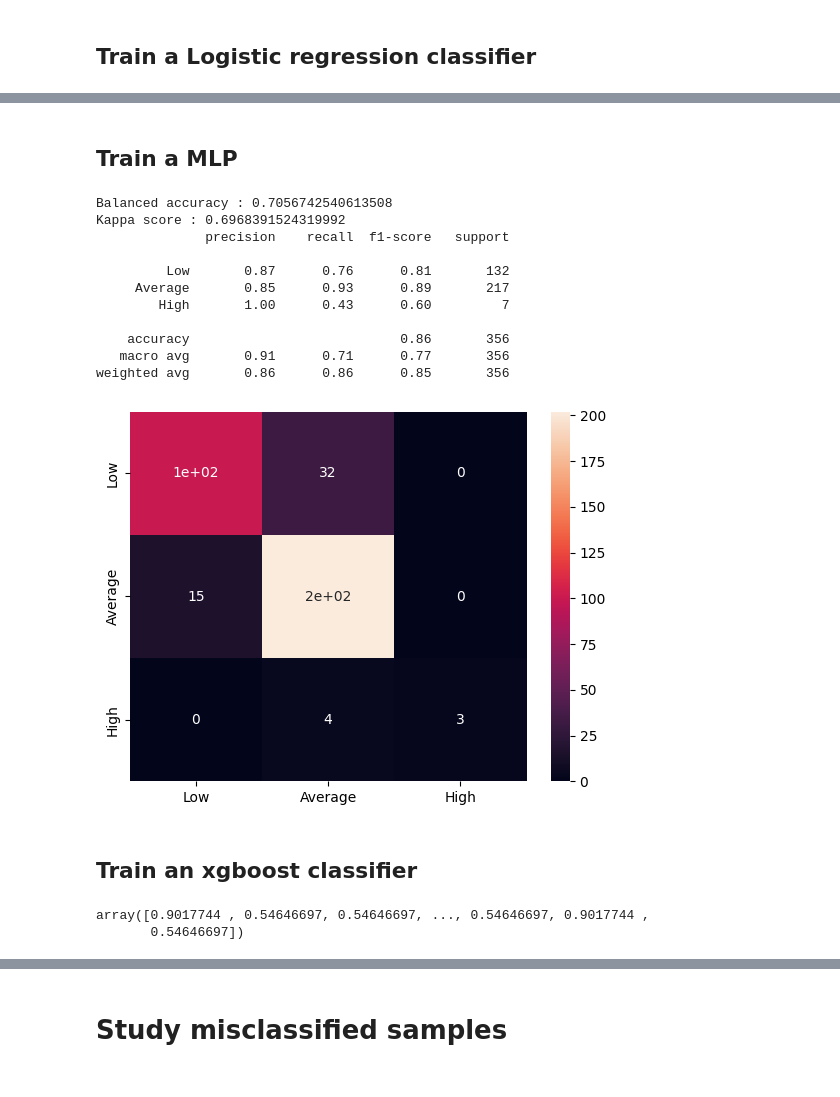
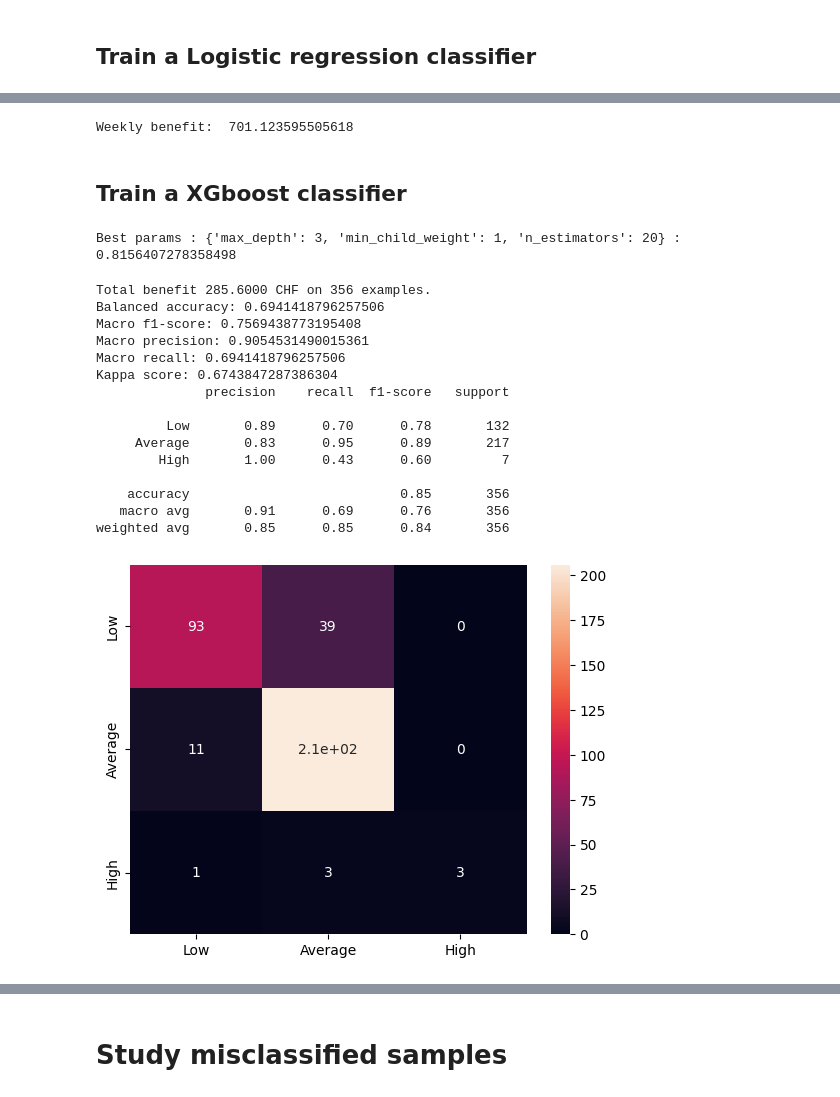
Before and after one commit to PhiCtl/flour-screening, a Jupyter notebook: data_classification.ipynb, the cells around one changed output, grey strips where cells are left out. Drawn from its saved outputs; the diff is of its cells as text; code cells hidden in the pictures.

```diff
--- a/data_classification.ipynb
+++ b/data_classification.ipynb
@@ -26,6 +24,9 @@ ValueError: All ufuncs must have type `numpy.ufunc`. Received (<ufunc 'sph_legen
 df = pd.read_csv("data/flour-dataset-cleaned.csv").set_index('Package ID')
 class_map = {'Low': 0, 'Average': 1, 'High': 2}
 classes = ['Low', 'Average', 'High']
+
+class_weights =  [1.2, 2.5, 5] #(df.shape[1] / df['Quality'].value_counts() * 10).to_numpy()
+class_weights = {i : w for i, w in enumerate(class_weights)}
 # %% [markdown]
 # Split data for training
 
@@ -69,4 +176,11 @@ X_res, y_res = smote.fit_resample(X_train, y_train)
 # %% [markdown]
 # Training
+# %%
+from sklearn.metrics import precision_score, f1_score, balanced_accuracy_score, recall_score, make_scorer
+
+custom_avg_p = make_scorer(precision_score, average='macro')
+custom_w_f1 = make_scorer(f1_score, average='macro')
+custom_w_acc = make_scorer(balanced_accuracy_score)
+custom_w_recall = make_scorer(recall_score, average='macro')
 # %% [markdown]
 ## Train a Logistic regression classifier
@@ -91,2 +229,6 @@ weighted avg       0.79      0.77      0.77       356
+# %%
+print("Weekly benefit: ", 249.6 * 1000/356)
+# %% [output]
+Weekly benefit:  701.123595505618
 # %% [markdown]
-## Train a MLP
+## Train a XGboost classifier
@@ -98,22 +235,48 @@ mlp_fit = mlp.fit(X_train, y_train)
+# %%
+from xgboost import XGBClassifier
+
+X_train, X_test, X_val, y_train, y_test, y_val, train_idx, test_idx, val_idx, _ = prepare_dataset(df, val_size=0.2)
+
+xgboost = XGBClassifier( random_state=42)
+sample_weights_val = y_val.astype(int).map(class_weights).to_numpy()
+sample_weights_tr = y_train.astype(int).map(class_weights).to_numpy()
+
+param_grid = {
+    'n_estimators': [20, 50, 100, 150, 200, 250, 300],
+    'max_depth': [3, 4, 5],
+    'min_child_weight': [1, 5, 10],
+}
+
+cv = StratifiedKFold(n_splits=3, shuffle=True, random_state=42)
+grid_search = GridSearchCV(xgboost, param_grid, cv=cv, scoring=custom_w_f1)
+grid_search.fit(X_val, y_val, sample_weight=sample_weights_val)
+
+print(f"Best params : {grid_search.best_params_} : {grid_search.best_score_}")
+# %% [output]
+Best params : {'max_depth': 3, 'min_child_weight': 1, 'n_estimators': 20} : 0.8156407278358498
+# %%
+# Train the model
+best_params = grid_search.best_params_
+xgboost_ft = XGBClassifier(random_state=42,\
+                            max_depth = best_params['max_depth'],\
+                            n_estimators=best_params['n_estimators'],\
+                            min_child_weight=best_params['min_child_weight']).fit(X_train, y_train, sample_weight=sample_weights_tr)
 # %%
-mis_2 = evaluate(mlp_fit, X_test, y_test, classes, test_idx)
+mis_2,_ = evaluate(xgboost_ft, X_test, y_test, classes, test_idx)
 # %% [output]
-Balanced accuracy : 0.7056742540613508
-Kappa score : 0.6968391524319992
+Total benefit 285.6000 CHF on 356 examples.
+Balanced accuracy: 0.6941418796257506
+Macro f1-score: 0.7569438773195408
+Macro precision: 0.9054531490015361
+Macro recall: 0.6941418796257506
+Kappa score: 0.6743847287386304
               precision    recall  f1-score   support
 
-         Low       0.87      0.76      0.81       132
-     Average       0.85      0.93      0.89       217
+         Low       0.89      0.70      0.78       132
+     Average       0.83      0.95      0.89       217
         High       1.00      0.43      0.60         7
 
-    accuracy                           0.86       356
-   macro avg       0.91      0.71      0.77       356
-weighted avg       0.86      0.86      0.85       356
+    accuracy                           0.85       356
+   macro avg       0.91      0.69      0.76       356
+weighted avg       0.85      0.85      0.84       356
-[figure, old version]
+[figure, new version]
-# %% [markdown]
-## Train an xgboost classifier
-# %%
-sample_weights
-# %% [output]
-array([0.9017744 , 0.54646697, 0.54646697, ..., 0.54646697, 0.9017744 ,
-       0.54646697])
```
Also changed, not shown: parts of 48 cells of this notebook, 1 other file.
